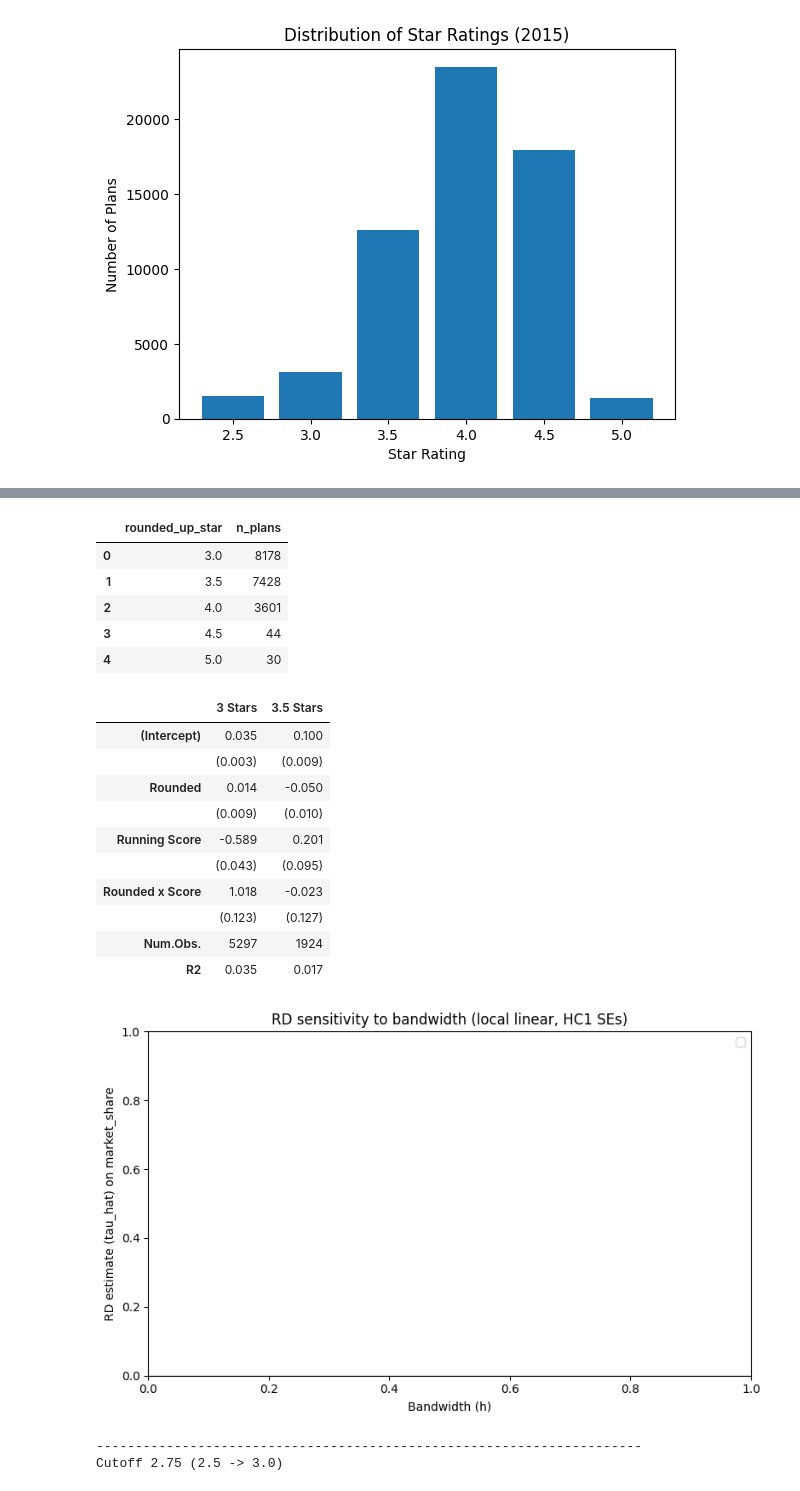
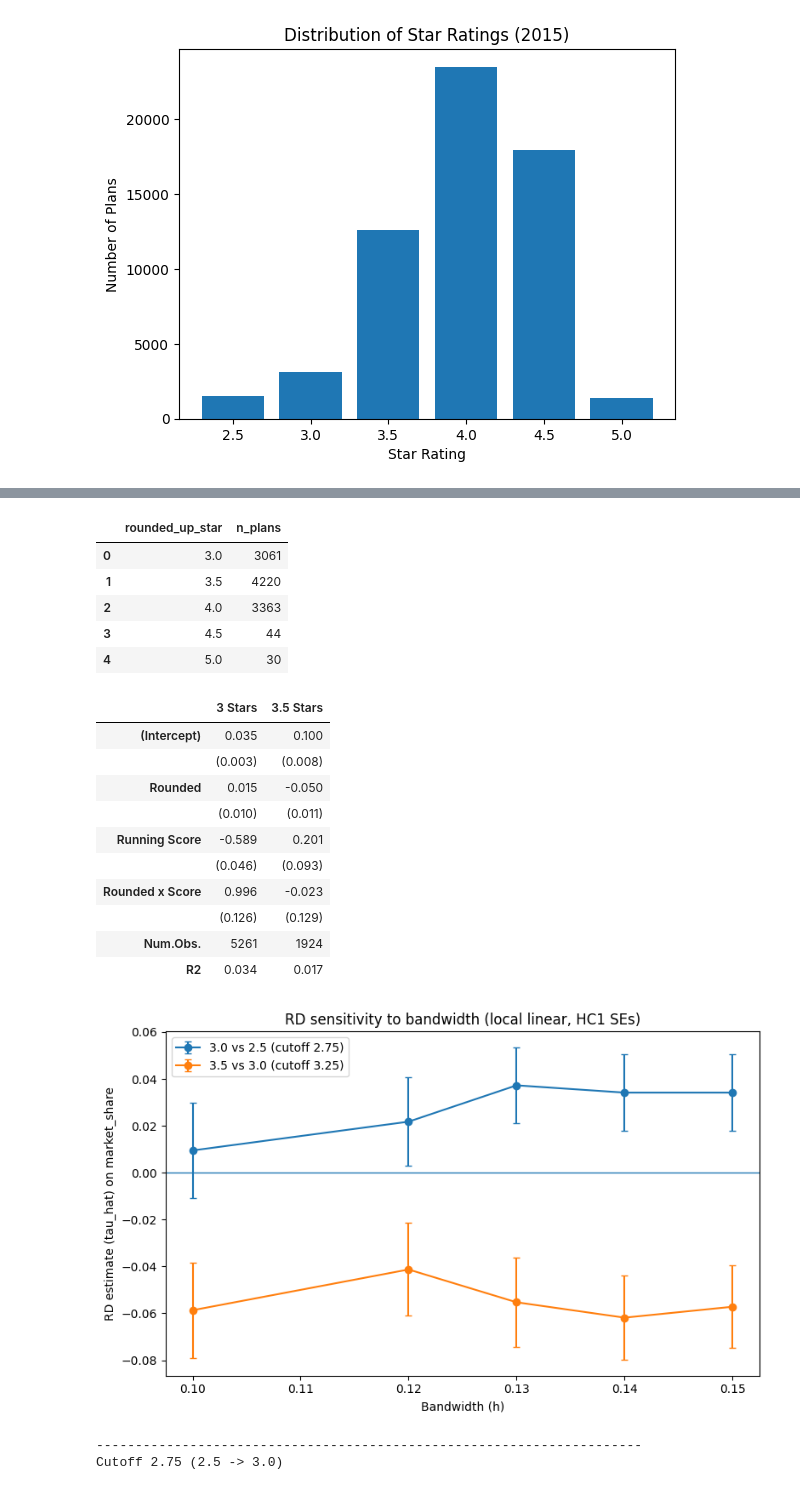
Before and after one commit to SebastianKou/HW3, a Jupyter notebook: HW3-answers.ipynb, the cells around one changed output, grey strips where cells are left out. Cells and saved outputs as stored; diff of their text form; code cells hidden in the pictures.

```diff
--- a/HW3-answers.ipynb
+++ b/HW3-answers.ipynb
@@ -203,7 +203,11 @@ for c in metric_cols:
 
 d5["running"] = d5[metric_cols].mean(axis=1, skipna=True)
 d5.loc[d5[metric_cols].notna().sum(axis=1) < 20, "running"] = np.nan
-
+d5["plan_uid"] = (
+    d5["contractid"].astype(str) + "_" +
+    d5["planid"].astype(str) + "_" +
+    d5["year"].astype(str)
+)
 bins   = [2.75, 3.25, 3.75, 4.25, 4.75, 5.25]
 labels = ["3.0", "3.5", "4.0", "4.5", "5.0"]
 
@@ -225,7 +229,8 @@ d5_aligned = d5.loc[
     d5["star"].notna() &
     d5["rounded_up_to_num"].notna() &
     (d5["star"] == d5["rounded_up_to_num"]) &
-    (~d5["already_exact_at_star"])
+    (~d5["already_exact_at_star"]) &
+    (d5["running"] < d5["star"])
 ].copy()
 
 rounded_counts = (
@@ -240,22 +245,18 @@ rounded_counts = (
 rounded_counts
 # %% [output]
 |  | rounded_up_star | n_plans |
-| 0 | 3.0 | 8178 |
-| 1 | 3.5 | 7428 |
-| 2 | 4.0 | 3601 |
+| 0 | 3.0 | 3061 |
+| 1 | 3.5 | 4220 |
+| 2 | 4.0 | 3363 |
 | 3 | 4.5 | 44 |
 | 4 | 5.0 | 30 |
 # %%
-# Question 6 (RD treatment effects on MARKET SHARE, bandwidth h = 0.125)
+# Question 6
 
-import numpy as np
-import pandas as pd
-import statsmodels.api as sm
 
 d6 = data.loc[data["year"] == 2010].copy()
 
-# --- Build market share outcome (decimal) ---
-# market_share = plan enrollment / total enrolled in county (or relevant market total)
+# market_share = plan enrollment / total enrolled in county
 d6["avg_enrollment"] = pd.to_numeric(d6["avg_enrollment"], errors="coerce")
 d6["avg_enrolled"] = pd.to_numeric(d6["avg_enrolled"], errors="coerce")
 
@@ -267,7 +268,6 @@ d6["market_share"] = np.where(
 
 outcome_col = "market_share"
 
-# --- Running variable from underlying metrics ---
 metric_cols = [f"metric_{i:02d}" for i in range(1, 33)]
 missing_metrics = [c for c in metric_cols if c not in d6.columns]
 if missing_metrics:
@@ -278,19 +278,15 @@ for c in metric_cols:
 
 d6["running"] = d6[metric_cols].mean(axis=1, skipna=True)
 
-# Enforce minimum non-missing metrics for reliability
+# Enforce minimum non-missing metrics
 min_metrics = 20
+
+
 d6.loc[d6[metric_cols].notna().sum(axis=1) < min_metrics, "running"] = np.nan
 
 def rd_local_linear_fit(df, outcome, running, cutoff, h):
-    """
-    Local linear RD within [cutoff-h, cutoff+h]:
-      y = a + tau*Rounded + b*Score + c*(Rounded*Score) + e
-    where Score = running - cutoff and Rounded = 1[running >= cutoff].
-    tau is the RD treatment effect (jump at the cutoff).
-    """
     d = df[[outcome, running]].dropna().copy()
-    d = d.loc[(d[running] >= cutoff - h) & (d[running] <= cutoff + h)].copy()
+    d = d.loc[(d[running] >= cutoff - h) & (d[running] < cutoff + h)].copy()
     if d.empty:
         return None
 
@@ -301,7 +297,7 @@ def rd_local_linear_fit(df, outcome, running, cutoff, h):
     X = sm.add_constant(d[["Rounded", "Score", "Rounded_x_Score"]])
     y = d[outcome]
 
-    m = sm.OLS(y, X).fit(cov_type="HC1")
+    m = sm.OLS(y, X).fit()
     return m
 
 
@@ -347,17 +343,17 @@ table
 # %% [output]
 |  | 3 Stars | 3.5 Stars |
 | (Intercept) | 0.035 | 0.100 |
-|  | (0.003) | (0.009) |
-| Rounded | 0.014 | -0.050 |
-|  | (0.009) | (0.010) |
+|  | (0.003) | (0.008) |
+| Rounded | 0.015 | -0.050 |
+|  | (0.010) | (0.011) |
 | Running Score | -0.589 | 0.201 |
-|  | (0.043) | (0.095) |
-| Rounded x Score | 1.018 | -0.023 |
-|  | (0.123) | (0.127) |
-| Num.Obs. | 5297 | 1924 |
-| R2 | 0.035 | 0.017 |
+|  | (0.046) | (0.093) |
+| Rounded x Score | 0.996 | -0.023 |
+|  | (0.126) | (0.129) |
+| Num.Obs. | 5261 | 1924 |
+| R2 | 0.034 | 0.017 |
 # %%
-# Question 7 (MARKET SHARE): RD sensitivity across bandwidths + graph (3-star and 3.5-star cutoffs)
+# Question 7
 
 import numpy as np
 import pandas as pd
@@ -369,7 +365,7 @@ d7 = data.loc[data["year"] == 2010].copy()
 # Published star for reference (optional)
 d7["star"] = pd.to_numeric(d7["partcd_score"], errors="coerce")
 
-# ---- Outcome: market share (decimal) ----
+# Outcome: market share (decimal)
 d7["avg_enrollment"] = pd.to_numeric(d7["avg_enrollment"], errors="coerce")
 d7["avg_enrolled"] = pd.to_numeric(d7["avg_enrolled"], errors="coerce")
 
@@ -381,7 +377,7 @@ d7["market_share"] = np.where(
 
 outcome_col = "market_share"
 
-# ---- Running variable from underlying metrics ----
+# Running variable from underlying metrics
 metric_cols = [f"metric_{i:02d}" for i in range(1, 33)]
 missing_metrics = [c for c in metric_cols if c not in d7.columns]
 if missing_metrics:
@@ -401,8 +397,12 @@ def rd_local_linear(df, outcome, running="running", cutoff=2.75, h=0.125, min_n=
 
     if d.empty:
         return {
-            "cutoff": cutoff, "bandwidth": h, "n": 0,
-            "tau_hat": np.nan, "se_HC1": np.nan, "p_value": np.nan,
+            "cutoff": cutoff,
+            "bandwidth": h,
+            "n": 0,
+            "tau_hat": np.nan,
+            "se_HC1": np.nan,
+            "p_value": np.nan,
             "note": "No observations in window."
         }
 
@@ -429,7 +429,6 @@ def rd_local_linear(df, outcome, running="running", cutoff=2.75, h=0.125, min_n=
         "note": note
     }
 
-# --- Sensitivity table across required bandwidths ---
 bandwidths = [0.10, 0.12, 0.13, 0.14, 0.15]
 
 cutoffs = [
@@ -453,38 +452,36 @@ results7_table = results7[[
 ]].sort_values(["comparison", "bandwidth"])
 
 results7_table
 
-
-# --- Plot tau_hat vs bandwidth with 95% CI ---
 plot_df = results7.dropna(subset=["tau_hat", "se_HC1", "bandwidth"]).copy()
 plot_df = plot_df.loc[plot_df["se_HC1"] > 0].copy()
 
 fig, ax = plt.subplots(figsize=(8, 5))
 
-for comp in plot_df["comparison"].unique():
+for comp in sorted(plot_df["comparison"].unique()):
     tmp = plot_df.loc[plot_df["comparison"] == comp].sort_values("bandwidth")
     if tmp.empty:
         continue
 
-        ax.errorbar(
+    ax.errorbar(
         tmp["bandwidth"].to_numpy(),
         tmp["tau_hat"].to_numpy(),
         yerr=(1.96 * tmp["se_HC1"]).to_numpy(),
         marker="o",
         linestyle="-",
         capsize=3,
         label=comp
     )
 
 ax.axhline(0, linewidth=1)
 ax.set_xlabel("Bandwidth (h)")
 ax.set_ylabel("RD estimate (tau_hat) on market_share")
 ax.set_title("RD sensitivity to bandwidth (local linear, HC1 SEs)")
 ax.legend()
 plt.tight_layout()
 plt.show()
 # %% [output]
-[figure, old version]
+[figure, new version]
 # %%
 # Question 8
 
```
Also changed, not shown: parts of 2 cells of this notebook.
